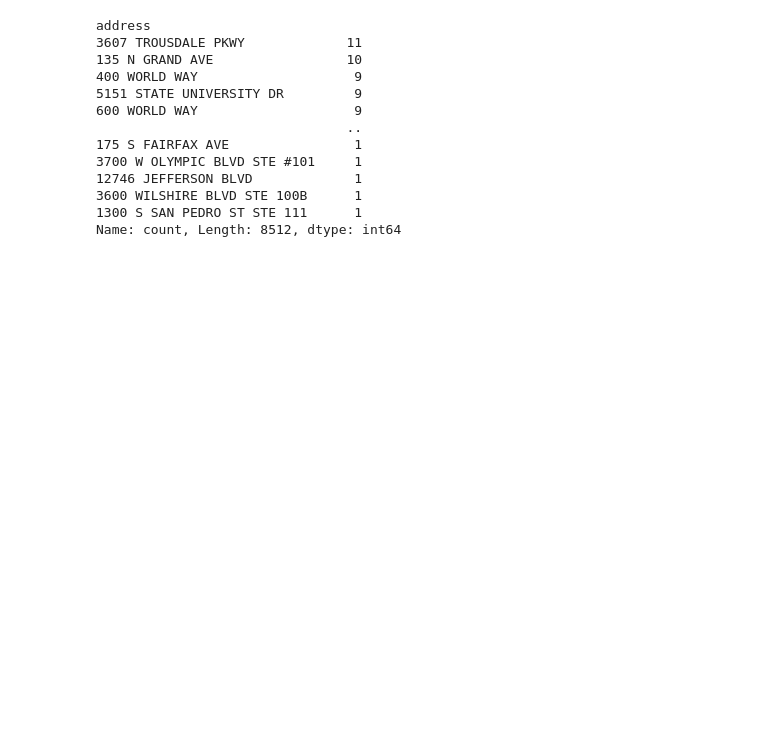
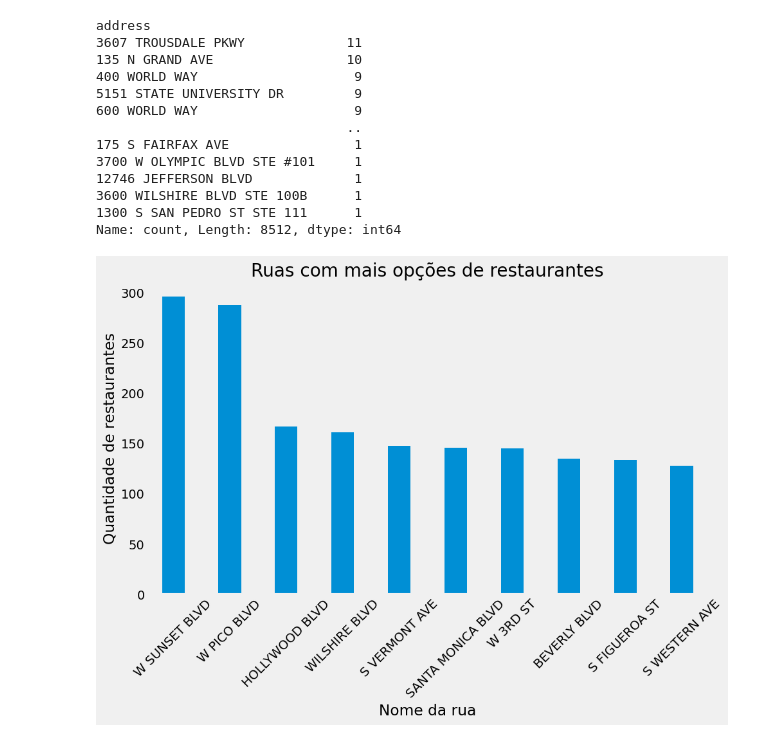
Before and after one commit to gustavoquareli/projeto_S10, a Jupyter notebook: notebook.ipynb, the cells around one changed output. Drawn from its saved outputs; the diff is of its cells as text; code cells hidden in the pictures; blank space fills up the shorter version.

```diff
--- a/notebook.ipynb
+++ b/notebook.ipynb
@@ -124,3 +124,29 @@ address
 3600 WILSHIRE BLVD STE 100B      1
 1300 S SAN PEDRO ST STE 111      1
 Name: count, Length: 8512, dtype: int64
+# %%
+#criando funcao que removera o numero do endereço
+def remove_num(text):
+    words = text.split()
+    return " ".join(words[1:])
+
+#aplicando a funcao no df e criando a coluna com os nomes das ruas
+data['street'] = data['address'].apply(remove_num)
+
+
+#criando o Series com as ruas com maior numero de estabelecimentos
+best_street_to_eat = data['street'].value_counts().head(10)
+
+#plotando
+fig,ax = plt.subplots(figsize=(10,6))
+ax = best_street_to_eat.plot(kind='bar', width=0.4, ax=ax)
+
+#adicionando titulo e rótulos
+ax.set_title('Ruas com mais opções de restaurantes')
+ax.set_xlabel("Nome da rua")
+ax.set_ylabel("Quantidade de restaurantes")
+ax.grid(False)
+plt.xticks(rotation=45)
+plt.show()
+# %% [output]
+[figure, added]
```
Also changed, not shown: parts of 7 cells of this notebook.
